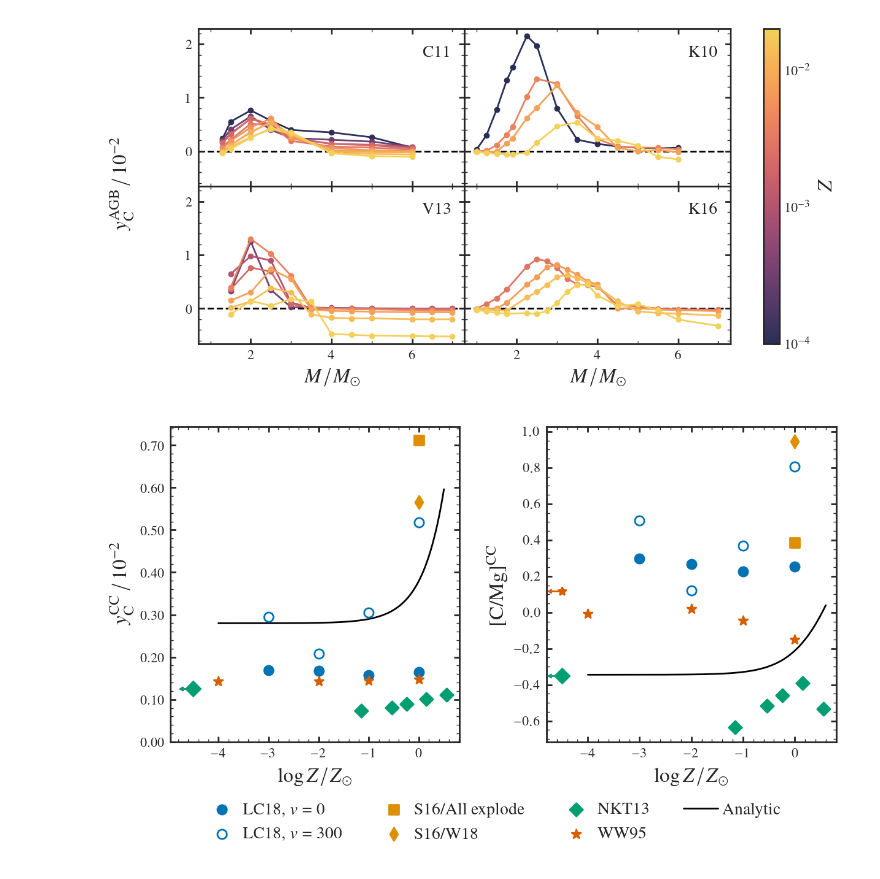
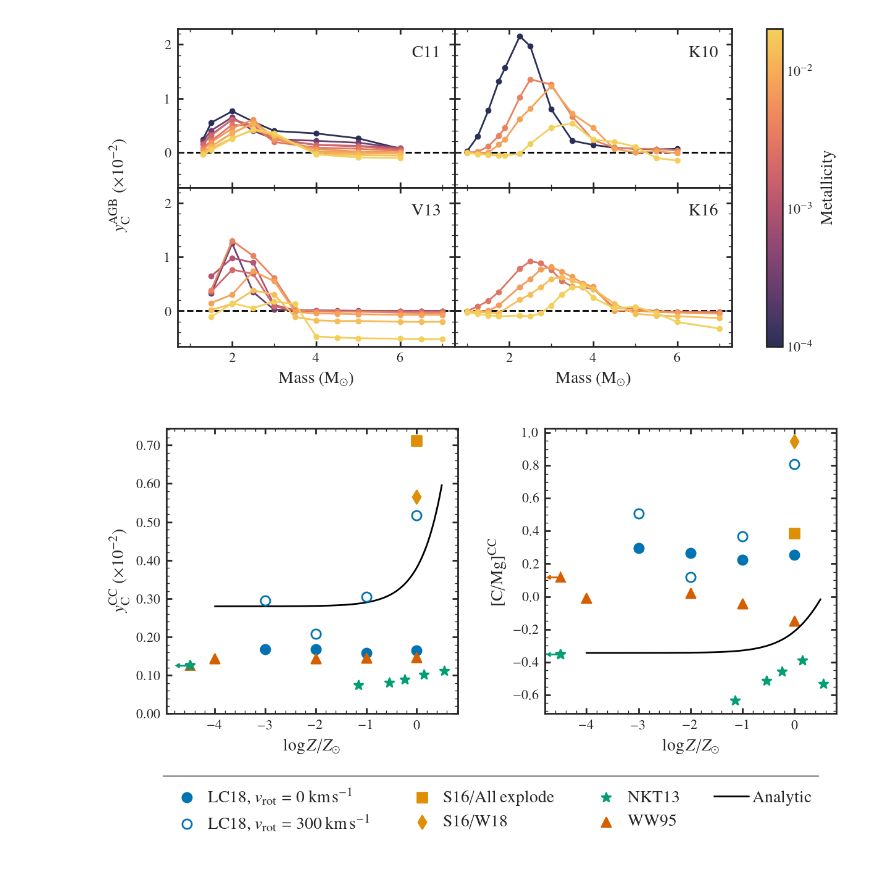
Before and after one commit to aeyobd/surp, a Jupyter notebook: carbon_paper/subgiants_and_yields.ipynb, the cells around one changed output. Saved outputs shown, nothing was run; the diff lists cells and outputs as text; code cells hidden in the pictures.

```diff
--- a/carbon_paper/subgiants_and_yields.ipynb
+++ b/carbon_paper/subgiants_and_yields.ipynb
@@ -158,3 +165,5 @@ plt.savefig("y_agb_vs_t.pdf")
+# %%
+arya.style.set_fontsize(10)
 # %%
 
 Z_max = 0.02
@@ -183,8 +192,7 @@ def plot_c_table(study = "cristallo11", ax=None, fig=None, **kwargs):
     return f
 
 
-fig, axs = plt.subplots(2, 2, figsize=(7, 10/3), sharex=True, sharey=True)
-plt.subplots_adjust(hspace=0, wspace=0)
+fig, axs = plt.subplots(2, 2, figsize=(7, 10/3), sharex=True, sharey=True, gridspec_kw={"hspace":0, "wspace": 0, "left": 0.1})
 # plt.minorticks_off()
 
 for i in range(4):
@@ -201,16 +209,16 @@ for i in range(4):
 
 
 
-arya.Colorbar(huemap=hmap, ax=axs.ravel().tolist(), label=r"$Z$")
+arya.Colorbar(huemap=hmap, ax=axs.ravel().tolist(), label=r"Metallicity")
 
-plt.setp(axs[-1, :], xlabel=r'$M/M_\odot$')
-fig.supylabel(r'$y_{\rm C}^{\rm AGB} \,/\,10^{-2}$')
+plt.setp(axs[-1, :], xlabel=r'Mass (${\rm M}_\odot$)')
+fig.supylabel(r'$y_{\rm C}^{\rm AGB}\ (\times10^{-2})$')
 
 plt.gca().xaxis.set_minor_locator(mpl.ticker.AutoMinorLocator(2))
 
 plt.savefig("agb_yields.pdf")
 # %% [output]
-[figure, old version]
+[figure, new version]
 # %%
 # some studies have -inf values, which are ignored
 allowed_MoverH = {
@@ -237,13 +245,13 @@ M_max = {
 
 ccsne_studies = ["LC18", "LC18", "S16/W18F", "S16/W18", "NKT13", "WW95"]
 colors = [arya.style.COLORS[i] for i in [0,0,1,1,2,3,4]]
-markers = ["o", "o", "s", "d", "D", "*", "^"]
+markers = ["o", "o", "s", "d", "*", "^"]
 sizes = [30, 30,30, 30,30,30]
 rotations = [0, 300, 0, 0, 0, 0]
 N = len(ccsne_studies)
 
-labels = ["LC18, $v=0$",
-          "LC18, $v=300$",
+labels = [r"LC18, $v_{\rm rot}=0\;{\rm km\,s^{-1}}$",
+          r"LC18, $v_{\rm rot}=300\;{\rm km\,s^{-1}}$",
           "S16/All explode",
           "S16/W18",
           "NKT13",
@@ -325,7 +333,7 @@ def plot_y_cc(ele='c', ele2=None):
 def y_c_cc(Z):
     return 0.0028 + 0.001*Z/0.014
 # %%
-fig, axs = plt.subplots(1, 2, figsize=(7, 10/3), gridspec_kw={"wspace": 0.3})
+fig, axs = plt.subplots(1, 2, figsize=(7, 3), gridspec_kw={"wspace": 0.3})
 
 plt.sca(axs[0])
 
@@ -335,7 +343,7 @@ plot_y_cc()
 plot_analy()
 # plot AGB line
 plt.xlabel(r"$\log Z/Z_{\odot}$")
-plt.ylabel(r"$y_{\rm C}^{\rm CC}\,/\,10^{-2}$")
+plt.ylabel(r"$y_{\rm C}^{\rm CC}~(\times10^{-2})$")
 
 plt.ylim(0)
 
@@ -346,35 +354,42 @@ lines, labels = axs[0].get_legend_handles_labels()
 
 
 xs = np.arange(0.00, 0.008, 0.001)
 plt.yticks(xs, labels=["%0.2f" % a for a in 100*xs])
 
 
 
 plt.sca(axs[1])
 
 plot_y_cc(ele2="mg")
 
 
-m_h = np.linspace(-0.6, 0.6, 1000)
+m_h = np.linspace(-4, 0.5, 1000)
 Z = 0.014*10**m_h
 y = np.log10(y_c_cc(Z)/0.015) - np.log10(vice.solar_z("c")/vice.solar_z("o"))
 plt.plot(m_h, y, color="k")
 
 
 # final style things
-plt.xlabel(r"$\log Z/Z_{\odot}$")
+lab = plt.xlabel(r"$\log Z/Z_{\odot}$")
 plt.ylabel(r"[C/Mg]$^\text{CC}$")
 plt.xlim(-4.8, 0.8)
 
 
 
 
-fig.legend(lines, labels, loc='upper center', bbox_to_anchor=(0.5, 0), ncols=4)
+leg = fig.legend(lines, labels, loc='upper center', bbox_to_anchor=(0.5, -0.05), ncols=4)
+box1 = leg.get_tightbbox()
+box2 = lab.get_tightbbox()
+
+
+t1 = box1.transformed(fig.transFigure.inverted())
+t2 = box2.transformed(fig.transFigure.inverted())
+ym = (t2.y0 + t1.y1)/2
 
 
 # plt.legend(handles =l, bbox_to_anchor=(0,-0.2), loc="upper left")
-plt.tight_layout()
+fig.add_artist(mpl.lines.Line2D([t1.x0, t1.x1], [ym, ym], color="k", lw=0.5))
 
 plt.savefig("cc_yields.pdf")
 # %% [output]
-[figure, old version]
+[figure, new version]
```
Also changed, not shown: parts of 4 cells of this notebook, 8 other files.
